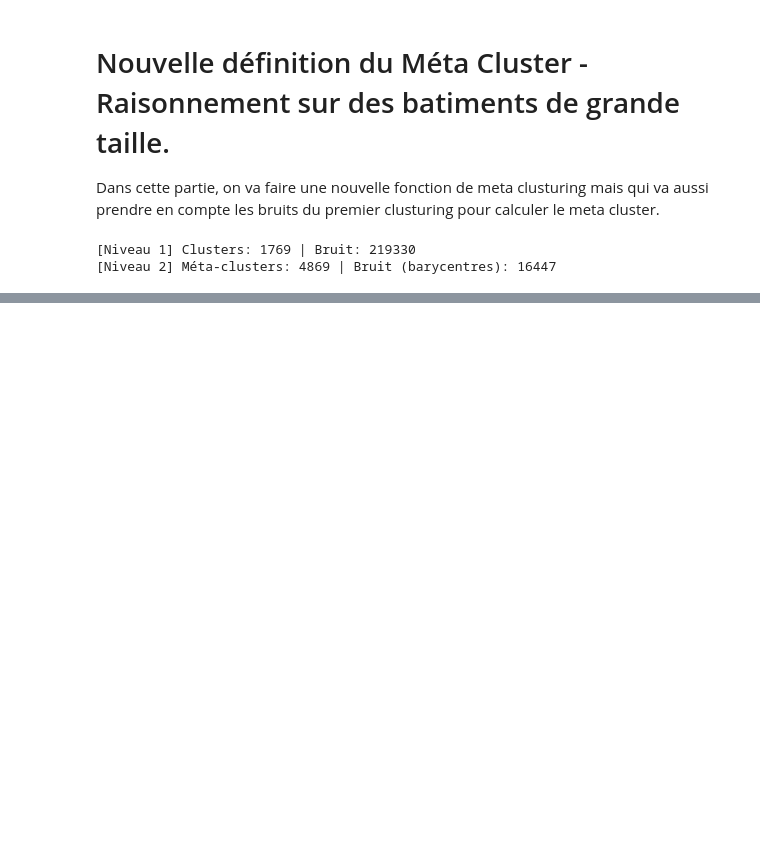
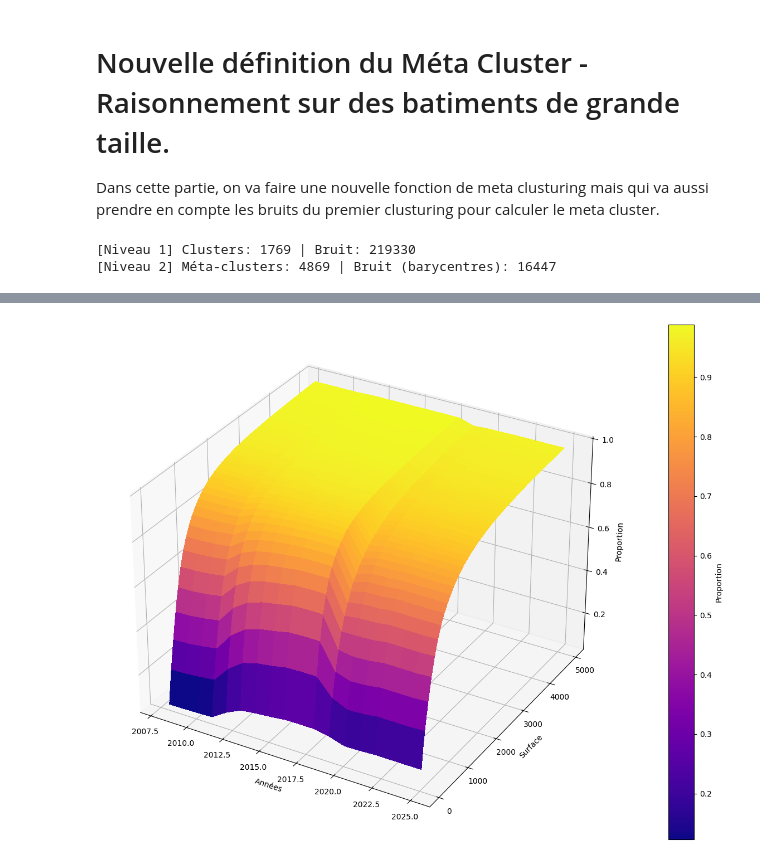
Before and after one commit to xdalp/projet3A, a Jupyter notebook: stat_desc.ipynb, the cells around one changed output, grey strips where cells are left out. Drawn from its saved outputs; the diff is of its cells as text; code cells hidden in the pictures; blank space fills up the shorter version.

```diff
--- a/stat_desc.ipynb
+++ b/stat_desc.ipynb
@@ -1102,0 +1328,38 @@ test , stat = gdf_meta_DBSCAN2(gdf,
+# %%
+## Hors couleur
+
+#########
+######### Forme pour chaque année : un df trois colonnes : surf, année
+#########
+from matplotlib import cm
+from matplotlib.colors import Normalize
+from mpl_toolkits.mplot3d import Axes3D
+
+nappe = pd.DataFrame(columns = ["Surface","Années","Proportion"])
+nappe.Surface = list(np.array(list(range(1,100)))*50)*(2025-2008+1) ## Le nombre d'années
+nappe.Années = [i for i in range(2008, 2026) for _ in range(len(distrib))]
+
+for an in range(2008,2026):
+    prop = [] ## vecteur des proportions inféreures ou égales
+    surf_vec = gdf[gdf.Annee == an].geometry.area
+    for surface in distrib:
+        prop.append(len(surf_vec[surf_vec<surface])/len(surf_vec))
+    nappe.loc[nappe.Années == an,"Proportion"] = prop
+nappe
+
+tab = nappe.pivot_table(index='Surface', columns='Années', values='Proportion')
+X, Y = np.meshgrid(tab.columns.values, tab.index.values)
+Z = tab.values
+
+fig = plt.figure(figsize=(24, 12))
+ax = fig.add_subplot(111, projection='3d')
+
+# Couleurs contrôlées par Z
+surf = ax.plot_surface(X, Y, Z,cmap=cm.plasma,     # <- change ici : 'viridis', 'plasma', 'inferno', 'cividis', ...
+                       linewidth=0,
+                       antialiased=False)  # nappe
+fig.colorbar(surf, ax=ax, label="Proportion")
+ax.set_xlabel("Années"); ax.set_ylabel("Surface"); ax.set_zlabel("Proportion")
+plt.show()
+# %% [output]
+[figure, added]
```
Also changed, not shown: parts of 6 cells of this notebook.
